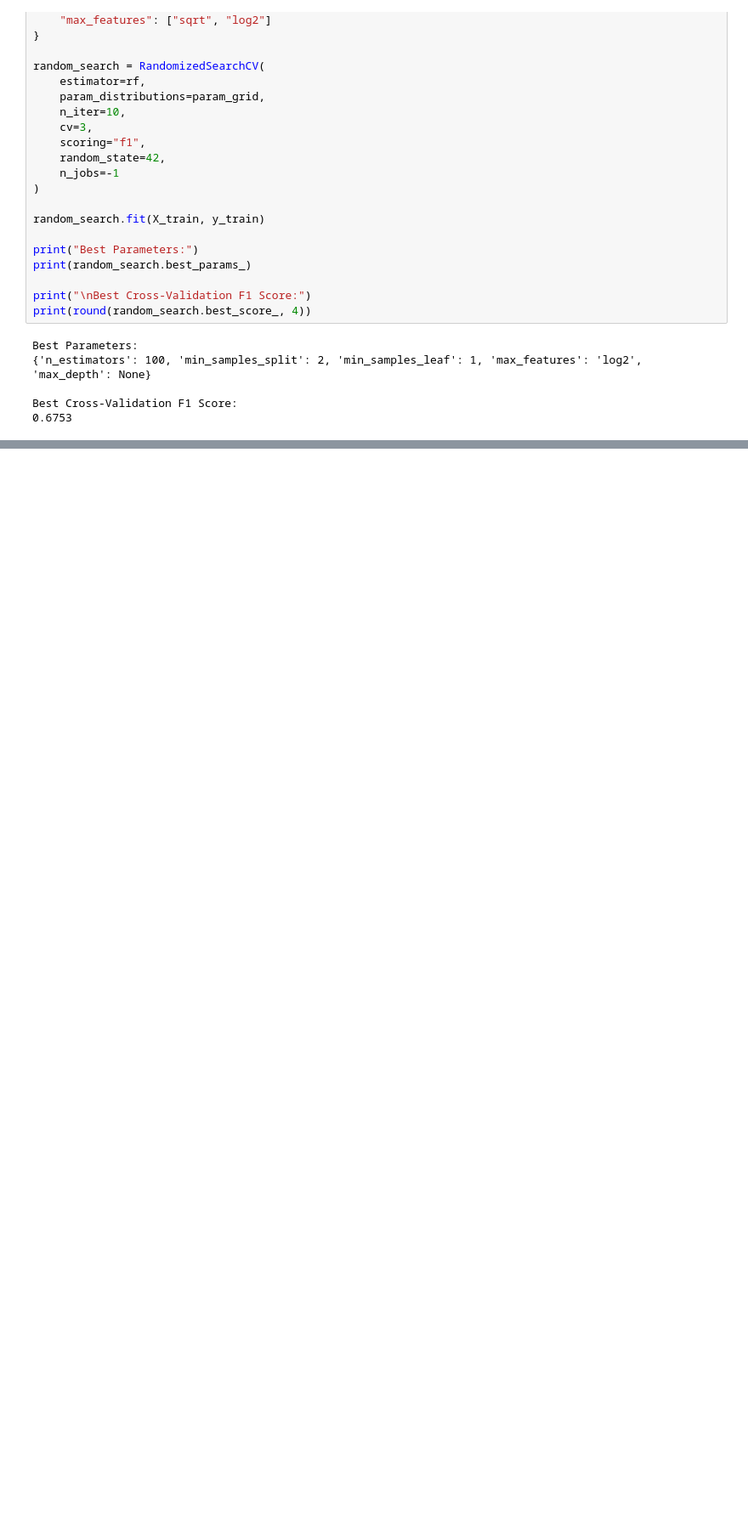
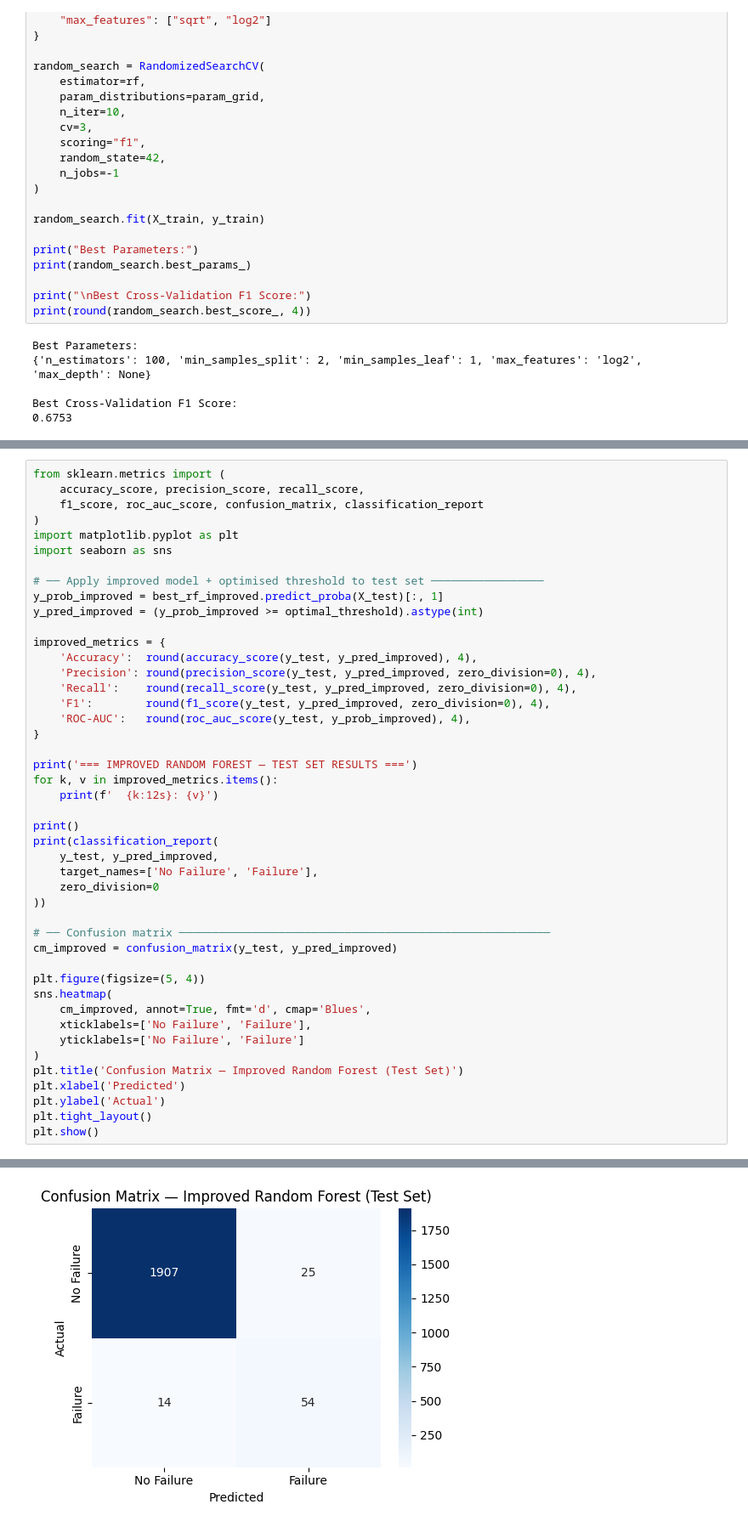
Before and after one commit to shravyanjali200/predictive-maintenance-ml, a Jupyter notebook: notebooks/01_eda.ipynb, the cells around one changed output, grey strips where cells are left out. Shown at 85% size. Drawn from its saved outputs; the diff is of its cells as text; blank space fills up the shorter version.

Commit message:
Complete predictive maintenance improvements

```diff
--- a/notebooks/01_eda.ipynb
+++ b/notebooks/01_eda.ipynb
@@ -529,0 +692,46 @@ Best Cross-Validation F1 Score:
+# %%
+from sklearn.metrics import (
+    accuracy_score, precision_score, recall_score,
+    f1_score, roc_auc_score, confusion_matrix, classification_report
+)
+import matplotlib.pyplot as plt
+import seaborn as sns
+
+# ── Apply improved model + optimised threshold to test set ─────────────────
+y_prob_improved = best_rf_improved.predict_proba(X_test)[:, 1]
+y_pred_improved = (y_prob_improved >= optimal_threshold).astype(int)
+
+improved_metrics = {
+    'Accuracy':  round(accuracy_score(y_test, y_pred_improved), 4),
+    'Precision': round(precision_score(y_test, y_pred_improved, zero_division=0), 4),
+    'Recall':    round(recall_score(y_test, y_pred_improved, zero_division=0), 4),
+    'F1':        round(f1_score(y_test, y_pred_improved, zero_division=0), 4),
+    'ROC-AUC':   round(roc_auc_score(y_test, y_prob_improved), 4),
+}
+
+print('=== IMPROVED RANDOM FOREST — TEST SET RESULTS ===')
+for k, v in improved_metrics.items():
+    print(f'  {k:12s}: {v}')
+
+print()
+print(classification_report(
+    y_test, y_pred_improved,
+    target_names=['No Failure', 'Failure'],
+    zero_division=0
+))
+
+# ── Confusion matrix ────────────────────────────────────────────────────────
+cm_improved = confusion_matrix(y_test, y_pred_improved)
+
+plt.figure(figsize=(5, 4))
+sns.heatmap(
+    cm_improved, annot=True, fmt='d', cmap='Blues',
+    xticklabels=['No Failure', 'Failure'],
+    yticklabels=['No Failure', 'Failure']
+)
+plt.title('Confusion Matrix — Improved Random Forest (Test Set)')
+plt.xlabel('Predicted')
+plt.ylabel('Actual')
+plt.tight_layout()
+plt.show()
+# %% [output]
@@ -529,0 +753 @@ Best Cross-Validation F1 Score:
+[figure, added]
```
Also changed, not shown: parts of 16 cells of this notebook, 10 other files.
